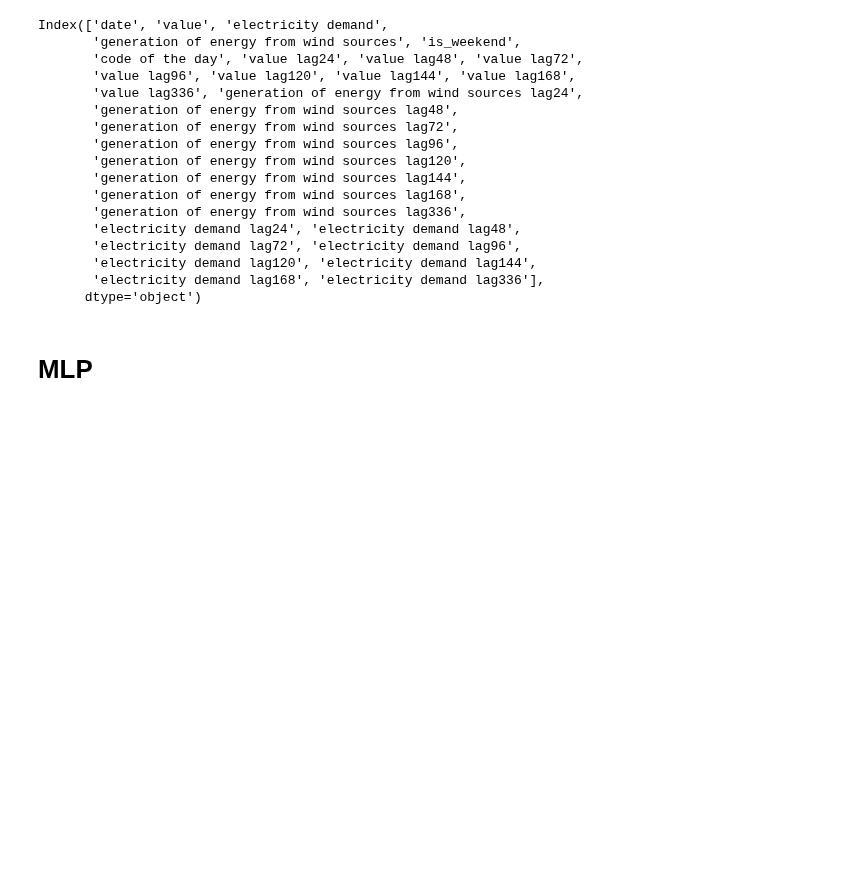
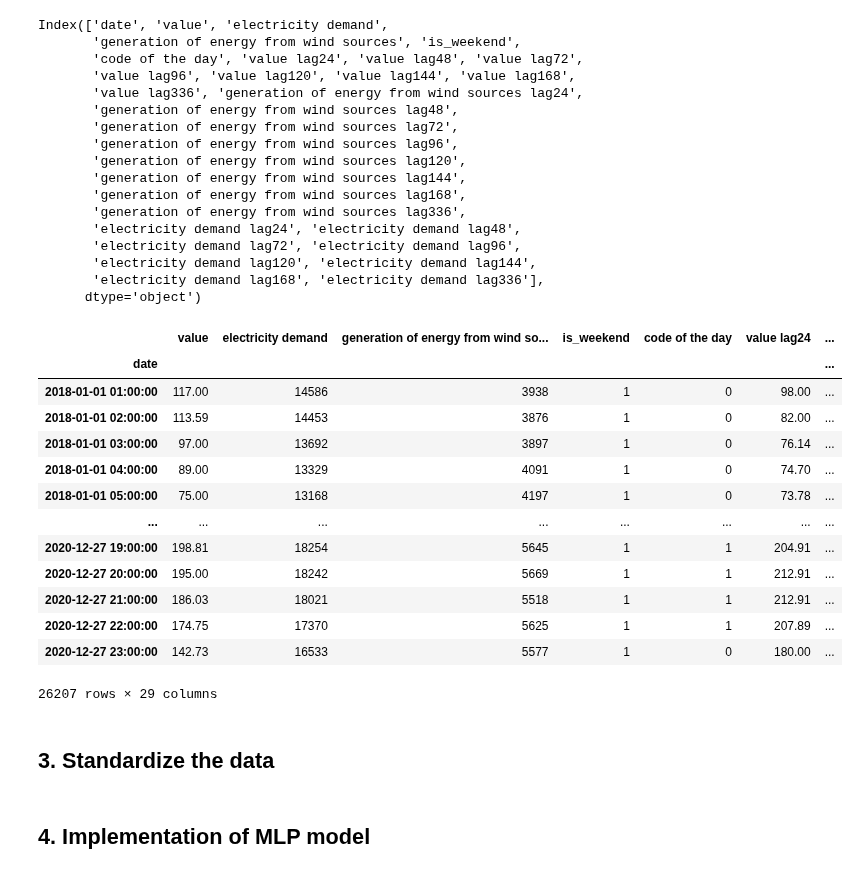
Before and after one commit to piekarsky/Short-Term-Electricity-Price-Forecasting-at-the-Polish-Day-Ahead-Market, a Jupyter notebook: MLP & Prophet models.ipynb, the cells around one changed output. Cells and saved outputs as stored; diff of their text form; code cells hidden in the pictures; blank space fills up the shorter version.

Commit message:
Update models

```diff
--- a/MLP & Prophet models.ipynb
+++ b/MLP & Prophet models.ipynb
@@ -33,6 +33,25 @@ Index(['date', 'value', 'electricity demand',
       dtype='object')
 # %%
 df = df.set_index("date", drop=True)
+# %%
+df
+# %% [output]
+|  | value | electricity demand | generation of energy from wind so... | is_weekend | code of the day | value lag24 | ... |
+| date |  |  |  |  |  |  | ... |
+| 2018-01-01 01:00:00 | 117.00 | 14586 | 3938 | 1 | 0 | 98.00 | ... |
+| 2018-01-01 02:00:00 | 113.59 | 14453 | 3876 | 1 | 0 | 82.00 | ... |
+| 2018-01-01 03:00:00 | 97.00 | 13692 | 3897 | 1 | 0 | 76.14 | ... |
+| 2018-01-01 04:00:00 | 89.00 | 13329 | 4091 | 1 | 0 | 74.70 | ... |
+| 2018-01-01 05:00:00 | 75.00 | 13168 | 4197 | 1 | 0 | 73.78 | ... |
+| ... | ... | ... | ... | ... | ... | ... | ... |
+| 2020-12-27 19:00:00 | 198.81 | 18254 | 5645 | 1 | 1 | 204.91 | ... |
+| 2020-12-27 20:00:00 | 195.00 | 18242 | 5669 | 1 | 1 | 212.91 | ... |
+| 2020-12-27 21:00:00 | 186.03 | 18021 | 5518 | 1 | 1 | 212.91 | ... |
+| 2020-12-27 22:00:00 | 174.75 | 17370 | 5625 | 1 | 1 | 207.89 | ... |
+| 2020-12-27 23:00:00 | 142.73 | 16533 | 5577 | 1 | 0 | 180.00 | ... |
+26207 rows × 29 columns
+# %% [markdown]
+## 3. Standardize the data
 # %%
 target = "value"
 target_mean = df[target].mean()
@@ -44,7 +63,7 @@ for c in df.columns:
 
     df[c] = (df[c] - mean) / stdev
 # %% [markdown]
-# MLP
+## 4. Implementation of MLP model
 # %%
 from sklearn.neural_network import MLPRegressor
 from sklearn.model_selection import train_test_split
```
Also changed, not shown: parts of 18 cells of this notebook.
